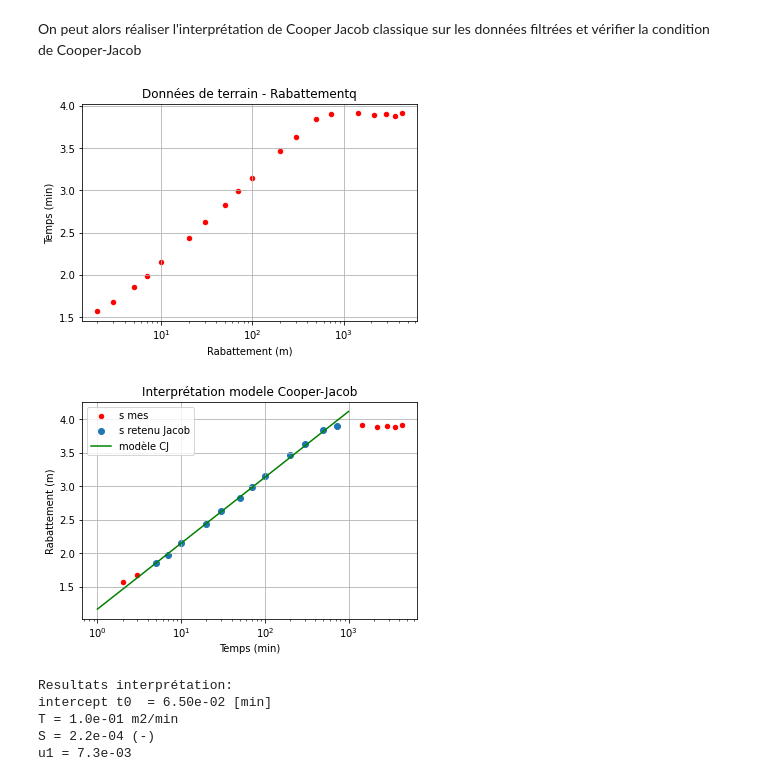
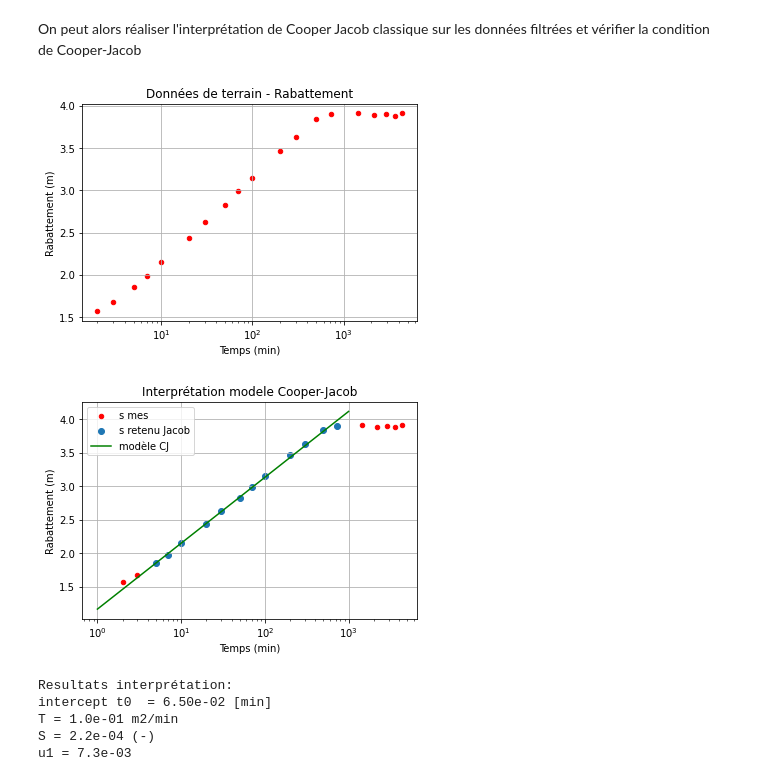
Before and after one commit to larroque852/NB_ENS2_OPT_HYDRODYN, a Jupyter notebook: ENS2_OPT_corrige_Superposition_Rem_lim.ipynb, the cells around one changed output. Saved outputs shown, nothing was run; the diff lists cells and outputs as text; code cells hidden in the pictures.

```diff
--- a/ENS2_OPT_corrige_Superposition_Rem_lim.ipynb
+++ b/ENS2_OPT_corrige_Superposition_Rem_lim.ipynb
@@ -351,9 +358,9 @@ r  = 8.2 #distance du piezometre d'observation
 
 # Presentation des donnees experimentales - parametrage de la figure
 ax = df_data.plot(kind = 'scatter',x='temps',y='rab', logx = True, color='red', grid='on')
-ax.set_xlabel("Rabattement (m)")
-ax.set_ylabel("Temps (min)")
-plt.title('Données de terrain - Rabattementq')
+ax.set_ylabel("Rabattement (m)")
+ax.set_xlabel("Temps (min)")
+plt.title('Données de terrain - Rabattement')
 plt.show()
 
 #choix des points pour la méthode CJ
@@ -362,34 +369,34 @@ df_jacob_data = df_data.loc[(df_data['temps'] > 3) & (df_data['temps'] < 1000)].
 #calage Jacob
 m,b = np.polyfit(df_jacob_data['logt'],df_jacob_data['rab'],1)
 #calcul de t0
 t0 = pow(10,-b/m)
 #calcul des parametres T et S de l'aquifère
 T = (2.3*Q)/(4*3.1415*m)
 S = (2.25*T*t0)/r**2
 #condition de Cooper-Jacob --> 1er point utilisé pour regression
 u1 = r**2*S/(4*T*df_jacob_data['temps'].iloc[0])
 
 #modele cooper jacob pour une plage de temps correspondant à celle de l'essai complet
 tmod = np.linspace(1,1000)
 smod = (2.3*Q/4/np.pi/T)*np.log10(2.25*T*tmod/r**2 /S)
 
 #representation graphique données + modele CJ
 ax = df_data.plot(kind = 'scatter',x='temps',y='rab', logx = True, color='red', grid='on',label='s mes')
 ax.scatter(df_jacob_data['temps'],df_jacob_data['rab'],label='s retenu Jacob')
 plt.plot(tmod,smod,color='green',label='modèle CJ')
 ax.set_ylabel("Rabattement (m)")
 ax.set_xlabel("Temps (min)")
 plt.legend(loc='best')
 plt.title('Interprétation modele Cooper-Jacob')
 plt.show()
 
 print('Resultats interprétation:')
 print('intercept t0  = {:.2e} [min]'.format(t0))
 print('T = {:.1e} m2/min'.format(T))
 print('S = {:.1e} (-)'.format(S))
 print('u1 = {:.1e}'.format(u1))
 # %% [output]
-[figure, old version]
+[figure, new version]
 [figure]
 Resultats interprétation:
 intercept t0  = 6.50e-02 [min]
```
Also changed, not shown: parts of 2 cells of this notebook.
